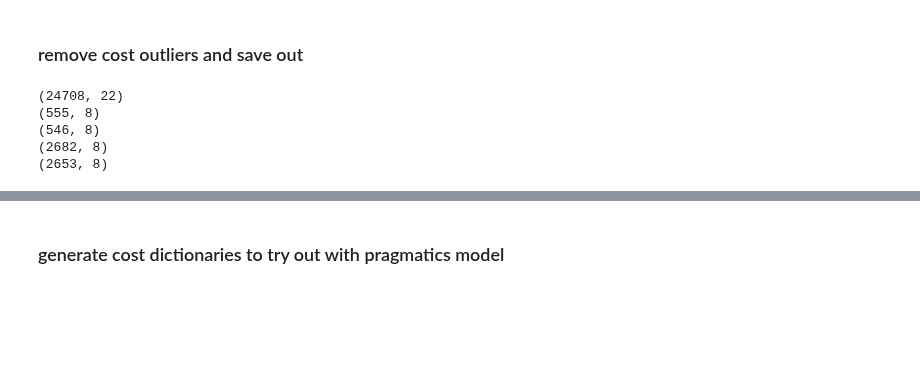
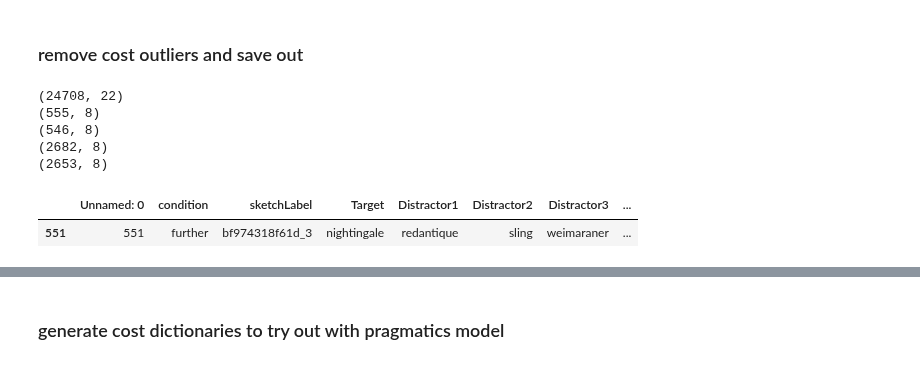
Before and after one commit to judithfan/visual_communication_in_context, a Jupyter notebook: analysis/pilot2_analysis_sketchpad_basic_recog.ipynb, the cells around one changed output, grey strips where cells are left out. Saved outputs shown, nothing was run; the diff lists cells and outputs as text; code cells hidden in the pictures; blank space fills up the shorter version.

```diff
--- a/analysis/pilot2_analysis_sketchpad_basic_recog.ipynb
+++ b/analysis/pilot2_analysis_sketchpad_basic_recog.ipynb
@@ -680,7 +680,7 @@ for split in splits:
     D = pd.read_csv('../models/bdaInput/sketchData_fixedPose_{}_sketchUnrollSynthetic_pilot2.csv'.format(split))
     print D.shape
 
-    remaining_sketches = list(np.unique(X['sketchID'].values))
+    remaining_sketches = list(np.unique(X['sketchID'].values`))
     _D = D[D['sketchLabel'].isin(remaining_sketches)]
     print _D.shape
     _D.to_csv('../models/bdaInput/sketchData_fixedPose_{}_sketchUnrollSynthetic_pilot2_costOutliersRemoved.csv'.format(split))
@@ -690,6 +690,11 @@ for split in splits:
 (546, 8)
 (2682, 8)
 (2653, 8)
+# %%
+_D[_D['sketchLabel']=='bf974318f61d_3']
+# %% [output]
+|  | Unnamed: 0 | condition | sketchLabel | Target | Distractor1 | Distractor2 | Distractor3 | ... |
+| 551 | 551 | further | bf974318f61d_3 | nightingale | redantique | sling | weimaraner | ... |
 # %%
 def sigmoid(x,k=1,x0=0.5):
     return 1 / (1 + np.exp(-k * (x - x0)))
```
Also changed, not shown: parts of 6 cells of this notebook, 7 other files.
